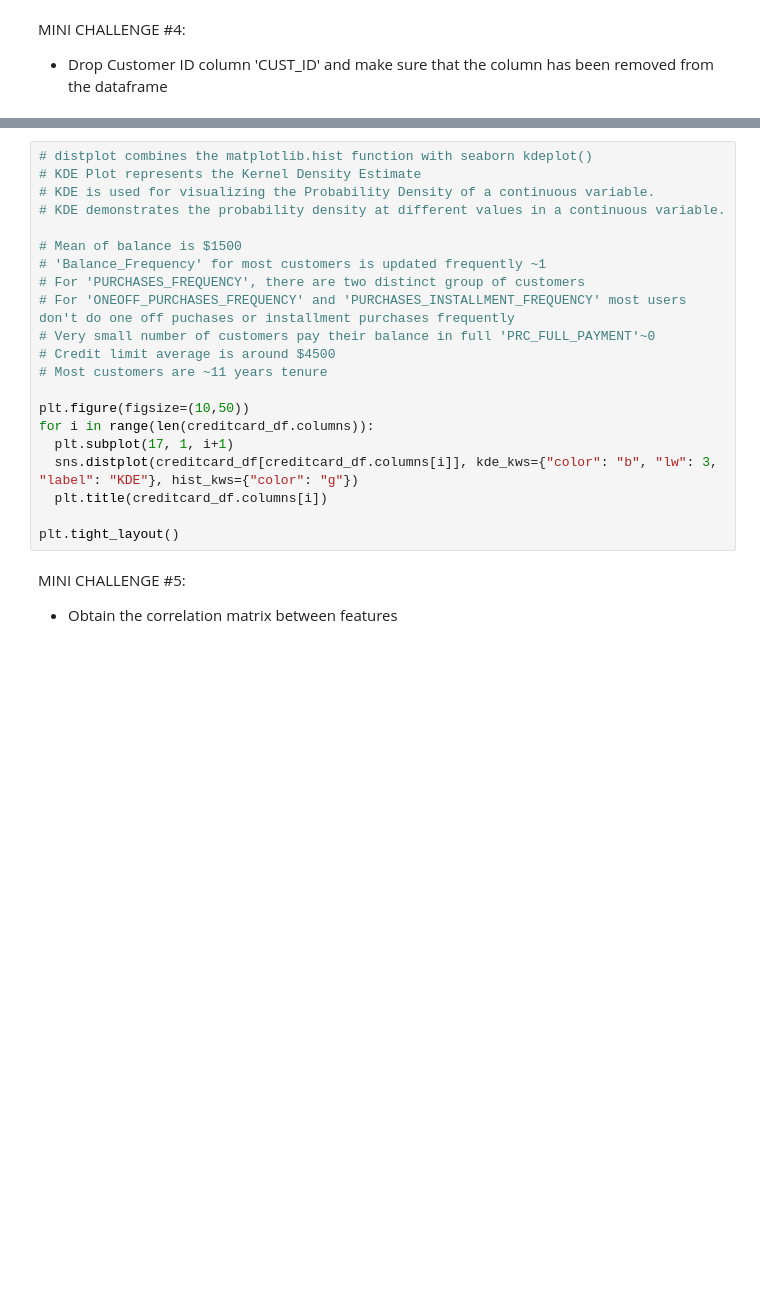
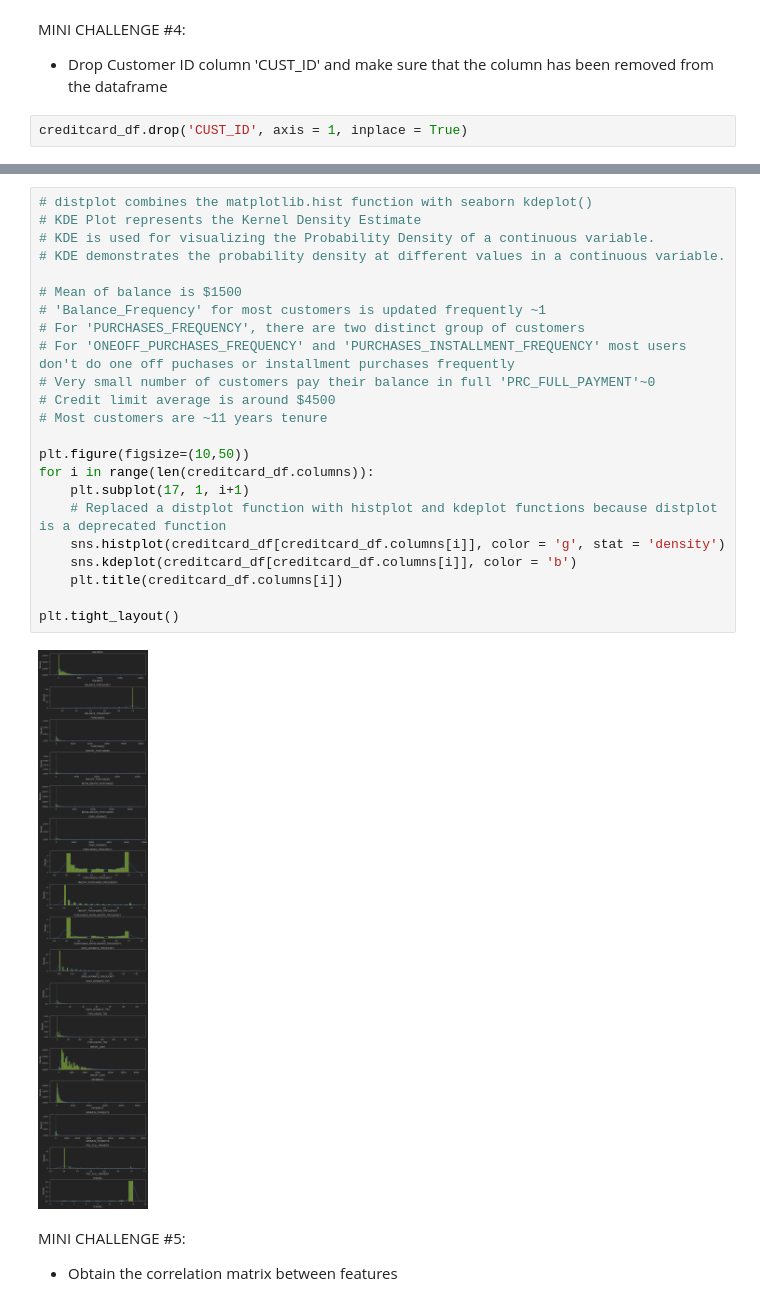
Before and after one commit to bartlomiejzych/Unsupervised-Machine-Learning-for-Customer-Segmentation, a Jupyter notebook: Bank_Customer_Segmentation.ipynb, the cells around one changed output, grey strips where cells are left out. Saved outputs shown, nothing was run; the diff lists cells and outputs as text; blank space fills up the shorter version.

Commit message:
Added histogram and kernel density estimate plots to visualize the data. Added correlation matrix to show correlation between the features

```diff
--- a/Bank_Customer_Segmentation.ipynb
+++ b/Bank_Customer_Segmentation.ipynb
@@ -206,3 +204,5 @@ creditcard_df.duplicated().sum()
 # %% [markdown]
 MINI CHALLENGE #4:
 - Drop Customer ID column 'CUST_ID' and make sure that the column has been removed from the dataframe
+# %%
+creditcard_df.drop('CUST_ID', axis = 1, inplace = True)
@@ -214,24 +240,28 @@ creditcard_df.columns
 # %%
 # distplot combines the matplotlib.hist function with seaborn kdeplot()
 # KDE Plot represents the Kernel Density Estimate
 # KDE is used for visualizing the Probability Density of a continuous variable.
 # KDE demonstrates the probability density at different values in a continuous variable.
 
 # Mean of balance is $1500
 # 'Balance_Frequency' for most customers is updated frequently ~1
 # For 'PURCHASES_FREQUENCY', there are two distinct group of customers
 # For 'ONEOFF_PURCHASES_FREQUENCY' and 'PURCHASES_INSTALLMENT_FREQUENCY' most users don't do one off puchases or installment purchases frequently
 # Very small number of customers pay their balance in full 'PRC_FULL_PAYMENT'~0
 # Credit limit average is around $4500
 # Most customers are ~11 years tenure
 
 plt.figure(figsize=(10,50))
 for i in range(len(creditcard_df.columns)):
-  plt.subplot(17, 1, i+1)
-  sns.distplot(creditcard_df[creditcard_df.columns[i]], kde_kws={"color": "b", "lw": 3, "label": "KDE"}, hist_kws={"color": "g"})
-  plt.title(creditcard_df.columns[i])
+    plt.subplot(17, 1, i+1)
+    # Replaced a distplot function with histplot and kdeplot functions because distplot is a deprecated function
+    sns.histplot(creditcard_df[creditcard_df.columns[i]], color = 'g', stat = 'density')
+    sns.kdeplot(creditcard_df[creditcard_df.columns[i]], color = 'b')
+    plt.title(creditcard_df.columns[i])
 
 plt.tight_layout()
+# %% [output]
+[figure, added]
 # %% [markdown]
 MINI CHALLENGE #5:
 - Obtain the correlation matrix between features
```
Also changed, not shown: parts of 6 cells of this notebook.
